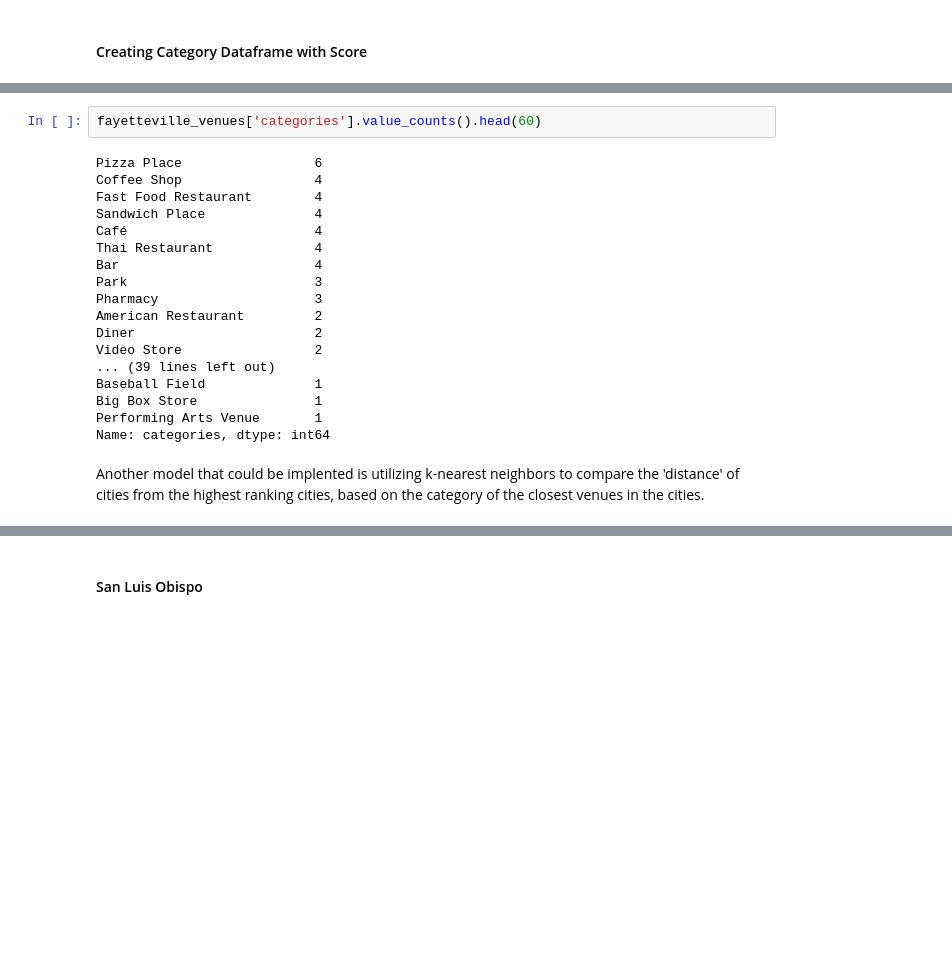
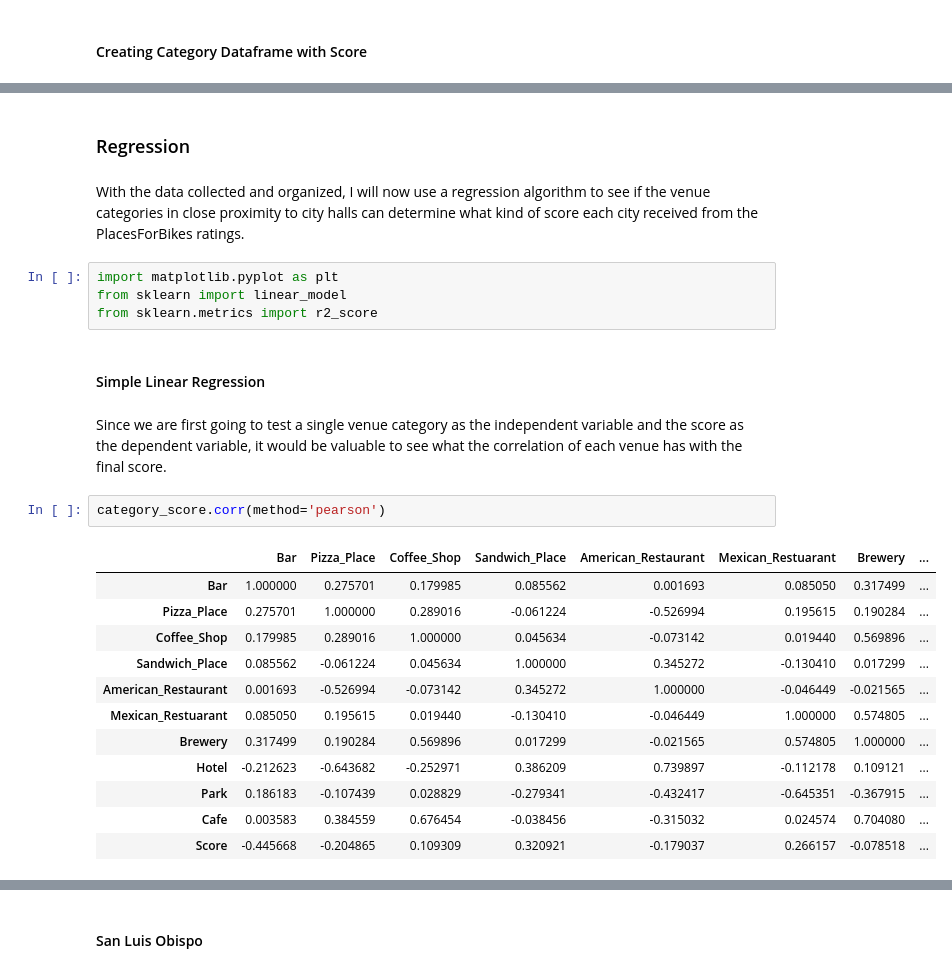
Before and after one commit to georgejordan3/IBM_Capstone, a Jupyter notebook: Bicycle_Cities.ipynb, the cells around one changed output, grey strips where cells are left out. Drawn from its saved outputs; the diff is of its cells as text; blank space fills up the shorter version.

```diff
--- a/Bicycle_Cities.ipynb
+++ b/Bicycle_Cities.ipynb
@@ -847,22 +853,27 @@ category_score
-# %%
-fayetteville_venues['categories'].value_counts().head(60)
-# %% [output]
-Pizza Place                 6
-Coffee Shop                 4
-Fast Food Restaurant        4
-Sandwich Place              4
-Café                        4
-Thai Restaurant             4
-Bar                         4
-Park                        3
-Pharmacy                    3
-American Restaurant         2
-Diner                       2
-Video Store                 2
-... (39 lines left out)
-Baseball Field              1
-Big Box Store               1
-Performing Arts Venue       1
-Name: categories, dtype: int64
-# %% [markdown]
-Another model that could be implented is utilizing k-nearest neighbors to compare the 'distance' of cities from the highest ranking cities, based on the category of the closest venues in the cities.
+# %% [markdown]
+### Regression
+# %% [markdown]
+With the data collected and organized, I will now use a regression algorithm to see if the venue categories in close proximity to city halls can determine what kind of score each city received from the PlacesForBikes ratings.
+# %%
+import matplotlib.pyplot as plt
+from sklearn import linear_model
+from sklearn.metrics import r2_score
+# %% [markdown]
+#### Simple Linear Regression
+# %% [markdown]
+Since we are first going to test a single venue category as the independent variable and the score as the dependent variable, it would be valuable to see what the correlation of each venue has with the final score.
+# %%
+category_score.corr(method='pearson')
+# %% [output]
+|  | Bar | Pizza_Place | Coffee_Shop | Sandwich_Place | American_Restaurant | Mexican_Restuarant | Brewery | ... |
+| Bar | 1.000000 | 0.275701 | 0.179985 | 0.085562 | 0.001693 | 0.085050 | 0.317499 | ... |
+| Pizza_Place | 0.275701 | 1.000000 | 0.289016 | -0.061224 | -0.526994 | 0.195615 | 0.190284 | ... |
+| Coffee_Shop | 0.179985 | 0.289016 | 1.000000 | 0.045634 | -0.073142 | 0.019440 | 0.569896 | ... |
+| Sandwich_Place | 0.085562 | -0.061224 | 0.045634 | 1.000000 | 0.345272 | -0.130410 | 0.017299 | ... |
+| American_Restaurant | 0.001693 | -0.526994 | -0.073142 | 0.345272 | 1.000000 | -0.046449 | -0.021565 | ... |
+| Mexican_Restuarant | 0.085050 | 0.195615 | 0.019440 | -0.130410 | -0.046449 | 1.000000 | 0.574805 | ... |
+| Brewery | 0.317499 | 0.190284 | 0.569896 | 0.017299 | -0.021565 | 0.574805 | 1.000000 | ... |
+| Hotel | -0.212623 | -0.643682 | -0.252971 | 0.386209 | 0.739897 | -0.112178 | 0.109121 | ... |
+| Park | 0.186183 | -0.107439 | 0.028829 | -0.279341 | -0.432417 | -0.645351 | -0.367915 | ... |
+| Cafe | 0.003583 | 0.384559 | 0.676454 | -0.038456 | -0.315032 | 0.024574 | 0.704080 | ... |
+| Score | -0.445668 | -0.204865 | 0.109309 | 0.320921 | -0.179037 | 0.266157 | -0.078518 | ... |
```
Also changed, not shown: parts of 56 cells of this notebook.
